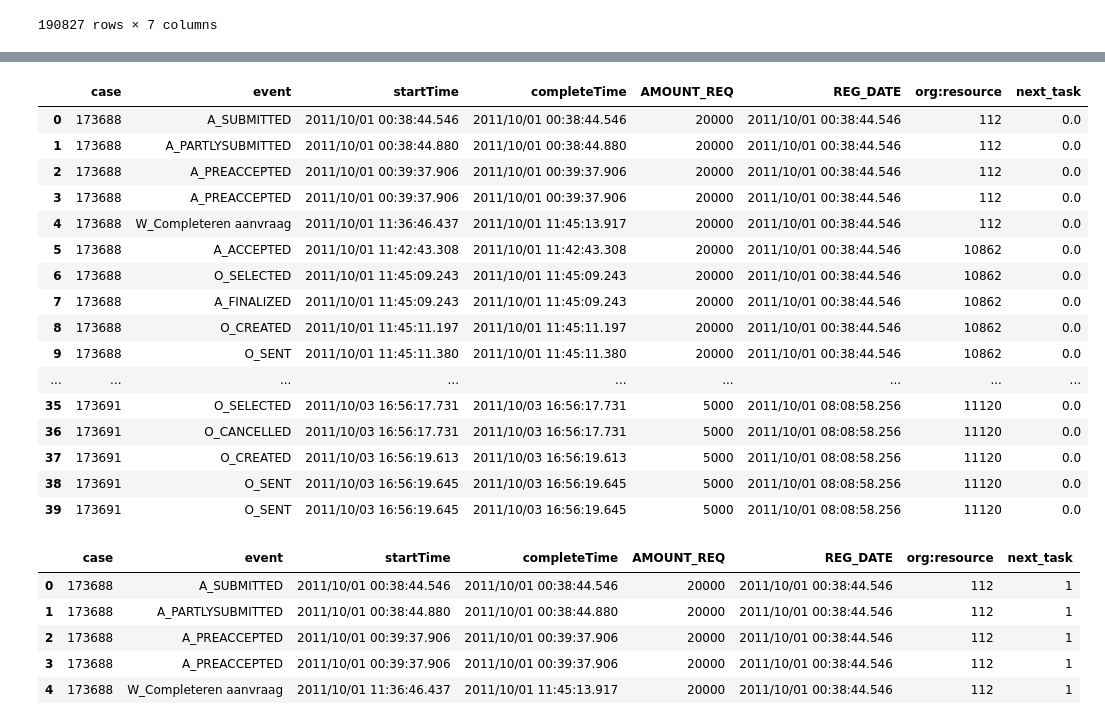
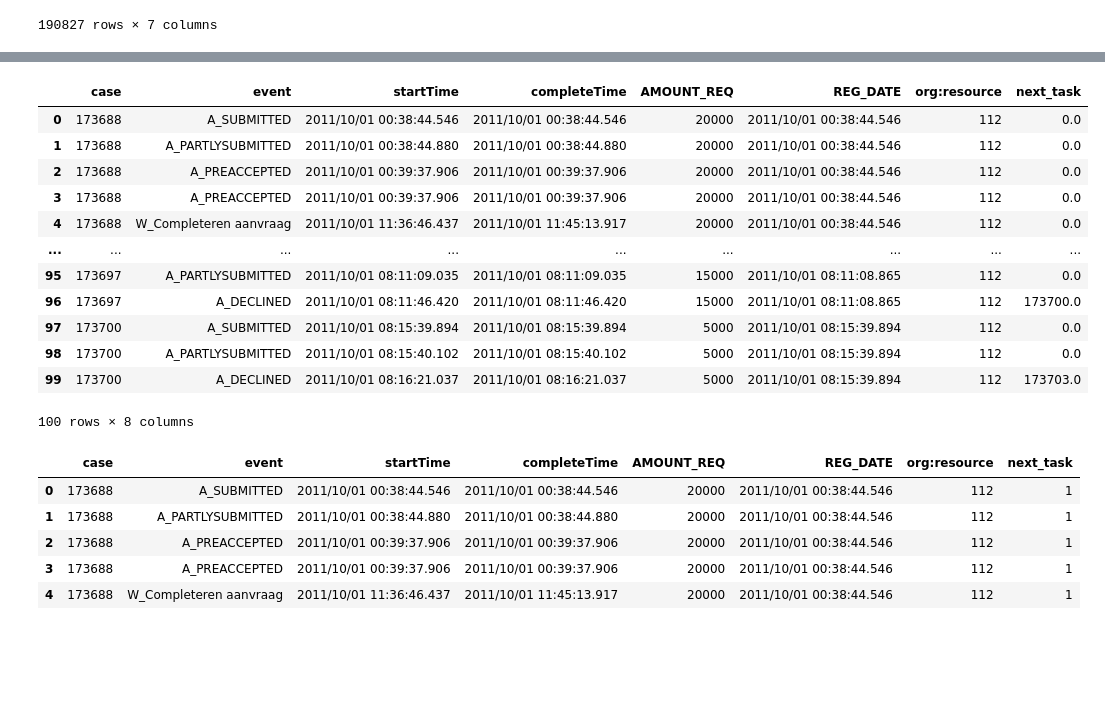
Before and after one commit to hbakardzhiev/DBL_Process_mining, a Jupyter notebook: draft.ipynb, the cells around one changed output, grey strips where cells are left out. Saved outputs shown, nothing was run; the diff lists cells and outputs as text; code cells hidden in the pictures; blank space fills up the shorter version.

```diff
--- a/draft.ipynb
+++ b/draft.ipynb
@@ -153,10 +153,10 @@ def calculator_nb(case):
         # print(idx)
         if (idx+1 >= len(case)):
             break
-        if (case[idx + 1] != case[idx]):
-            res[idx] = case[idx + 1]
-        else:
-            res[idx] = 0
+
+        res[idx] = case[idx + 1]  if (case[idx + 1] != case[idx]) else 0
+        # else:
+        #     res[idx] = 0
 
         idx+=1
     return res
@@ -174,25 +174,21 @@ File "..\..\..\AppData\Local\Temp\ipykernel_8100\2411862996.py", line 9:
 
   warnings.warn(errors.NumbaPerformanceWarning(msg,
 # %%
-data_iterrated.head(40)
+data_iterrated.head(100)
 # %% [output]
 |  | case | event | startTime | completeTime | AMOUNT_REQ | REG_DATE | org:resource | next_task |
 | 0 | 173688 | A_SUBMITTED | 2011/10/01 00:38:44.546 | 2011/10/01 00:38:44.546 | 20000 | 2011/10/01 00:38:44.546 | 112 | 0.0 |
 | 1 | 173688 | A_PARTLYSUBMITTED | 2011/10/01 00:38:44.880 | 2011/10/01 00:38:44.880 | 20000 | 2011/10/01 00:38:44.546 | 112 | 0.0 |
 | 2 | 173688 | A_PREACCEPTED | 2011/10/01 00:39:37.906 | 2011/10/01 00:39:37.906 | 20000 | 2011/10/01 00:38:44.546 | 112 | 0.0 |
 | 3 | 173688 | A_PREACCEPTED | 2011/10/01 00:39:37.906 | 2011/10/01 00:39:37.906 | 20000 | 2011/10/01 00:38:44.546 | 112 | 0.0 |
 | 4 | 173688 | W_Completeren aanvraag | 2011/10/01 11:36:46.437 | 2011/10/01 11:45:13.917 | 20000 | 2011/10/01 00:38:44.546 | 112 | 0.0 |
-| 5 | 173688 | A_ACCEPTED | 2011/10/01 11:42:43.308 | 2011/10/01 11:42:43.308 | 20000 | 2011/10/01 00:38:44.546 | 10862 | 0.0 |
-| 6 | 173688 | O_SELECTED | 2011/10/01 11:45:09.243 | 2011/10/01 11:45:09.243 | 20000 | 2011/10/01 00:38:44.546 | 10862 | 0.0 |
-| 7 | 173688 | A_FINALIZED | 2011/10/01 11:45:09.243 | 2011/10/01 11:45:09.243 | 20000 | 2011/10/01 00:38:44.546 | 10862 | 0.0 |
-| 8 | 173688 | O_CREATED | 2011/10/01 11:45:11.197 | 2011/10/01 11:45:11.197 | 20000 | 2011/10/01 00:38:44.546 | 10862 | 0.0 |
-| 9 | 173688 | O_SENT | 2011/10/01 11:45:11.380 | 2011/10/01 11:45:11.380 | 20000 | 2011/10/01 00:38:44.546 | 10862 | 0.0 |
 | ... | ... | ... | ... | ... | ... | ... | ... | ... |
-| 35 | 173691 | O_SELECTED | 2011/10/03 16:56:17.731 | 2011/10/03 16:56:17.731 | 5000 | 2011/10/01 08:08:58.256 | 11120 | 0.0 |
-| 36 | 173691 | O_CANCELLED | 2011/10/03 16:56:17.731 | 2011/10/03 16:56:17.731 | 5000 | 2011/10/01 08:08:58.256 | 11120 | 0.0 |
-| 37 | 173691 | O_CREATED | 2011/10/03 16:56:19.613 | 2011/10/03 16:56:19.613 | 5000 | 2011/10/01 08:08:58.256 | 11120 | 0.0 |
-| 38 | 173691 | O_SENT | 2011/10/03 16:56:19.645 | 2011/10/03 16:56:19.645 | 5000 | 2011/10/01 08:08:58.256 | 11120 | 0.0 |
-| 39 | 173691 | O_SENT | 2011/10/03 16:56:19.645 | 2011/10/03 16:56:19.645 | 5000 | 2011/10/01 08:08:58.256 | 11120 | 0.0 |
+| 95 | 173697 | A_PARTLYSUBMITTED | 2011/10/01 08:11:09.035 | 2011/10/01 08:11:09.035 | 15000 | 2011/10/01 08:11:08.865 | 112 | 0.0 |
+| 96 | 173697 | A_DECLINED | 2011/10/01 08:11:46.420 | 2011/10/01 08:11:46.420 | 15000 | 2011/10/01 08:11:08.865 | 112 | 173700.0 |
+| 97 | 173700 | A_SUBMITTED | 2011/10/01 08:15:39.894 | 2011/10/01 08:15:39.894 | 5000 | 2011/10/01 08:15:39.894 | 112 | 0.0 |
+| 98 | 173700 | A_PARTLYSUBMITTED | 2011/10/01 08:15:40.102 | 2011/10/01 08:15:40.102 | 5000 | 2011/10/01 08:15:39.894 | 112 | 0.0 |
+| 99 | 173700 | A_DECLINED | 2011/10/01 08:16:21.037 | 2011/10/01 08:16:21.037 | 5000 | 2011/10/01 08:15:39.894 | 112 | 173703.0 |
+100 rows × 8 columns
 # %%
 data_iterrated.head()
 # %% [output]
```
Also changed, not shown: parts of 1 cell of this notebook.
